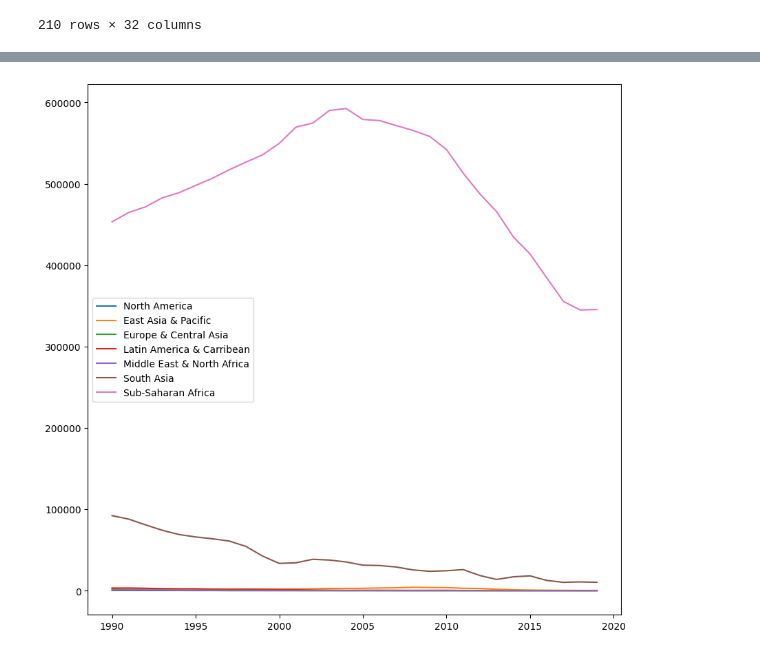
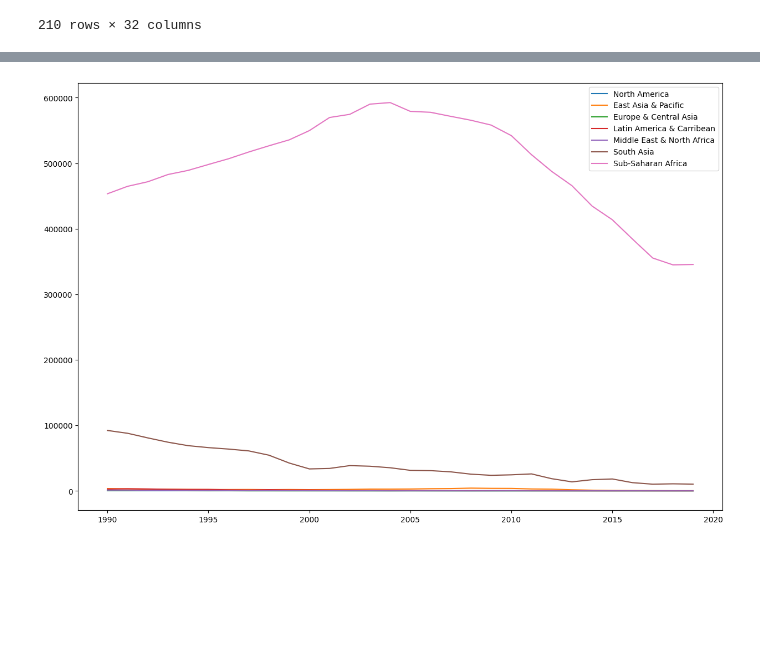
Before and after one commit to dantrainor9/Causes-of-Death, a Jupyter notebook: Causes_of_Death.ipynb, the cells around one changed output, grey strips where cells are left out. Saved outputs shown, nothing was run; the diff lists cells and outputs as text; code cells hidden in the pictures; blank space fills up the shorter version.

```diff
--- a/Causes_of_Death.ipynb
+++ b/Causes_of_Death.ipynb
@@ -179,13 +216,13 @@ plt.legend();
 # %%
 #visualizing deaths over time due to Malaria in all World Bank regions
-plt.figure(figsize=(10,10))
+plt.figure(figsize=(15,10))
 plt.plot(na_wb_df['Year'],na_wb_df['Deaths - Malaria - Sex: Both - Age: Under 5 (Number)'],label='North America')
 plt.plot(eap_wb_df['Year'],eap_wb_df['Deaths - Malaria - Sex: Both - Age: Under 5 (Number)'],label='East Asia & Pacific')
 plt.plot(eca_wb_df['Year'],eca_wb_df['Deaths - Malaria - Sex: Both - Age: Under 5 (Number)'],label='Europe & Central Asia')
 plt.plot(lac_wb_df['Year'],lac_wb_df['Deaths - Malaria - Sex: Both - Age: Under 5 (Number)'],label='Latin America & Carribean')
 plt.plot(mena_wb_df['Year'],mena_wb_df['Deaths - Malaria - Sex: Both - Age: Under 5 (Number)'],label='Middle East & North Africa')
 plt.plot(sa_wb_df['Year'],sa_wb_df['Deaths - Malaria - Sex: Both - Age: Under 5 (Number)'],label='South Asia')
 plt.plot(ssa_wb_df['Year'],ssa_wb_df['Deaths - Malaria - Sex: Both - Age: Under 5 (Number)'],label='Sub-Saharan Africa')
 plt.legend();
 # %% [output]
-[figure, old version]
+[figure, new version]
```
Also changed, not shown: parts of 3 cells of this notebook.
